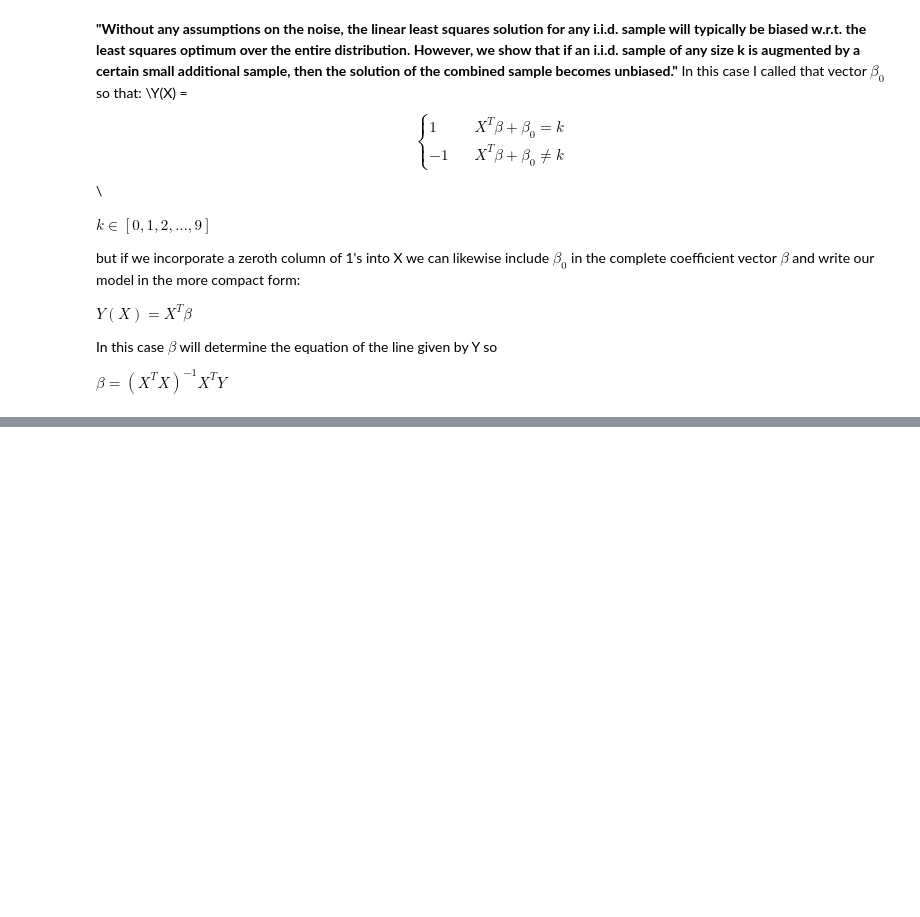
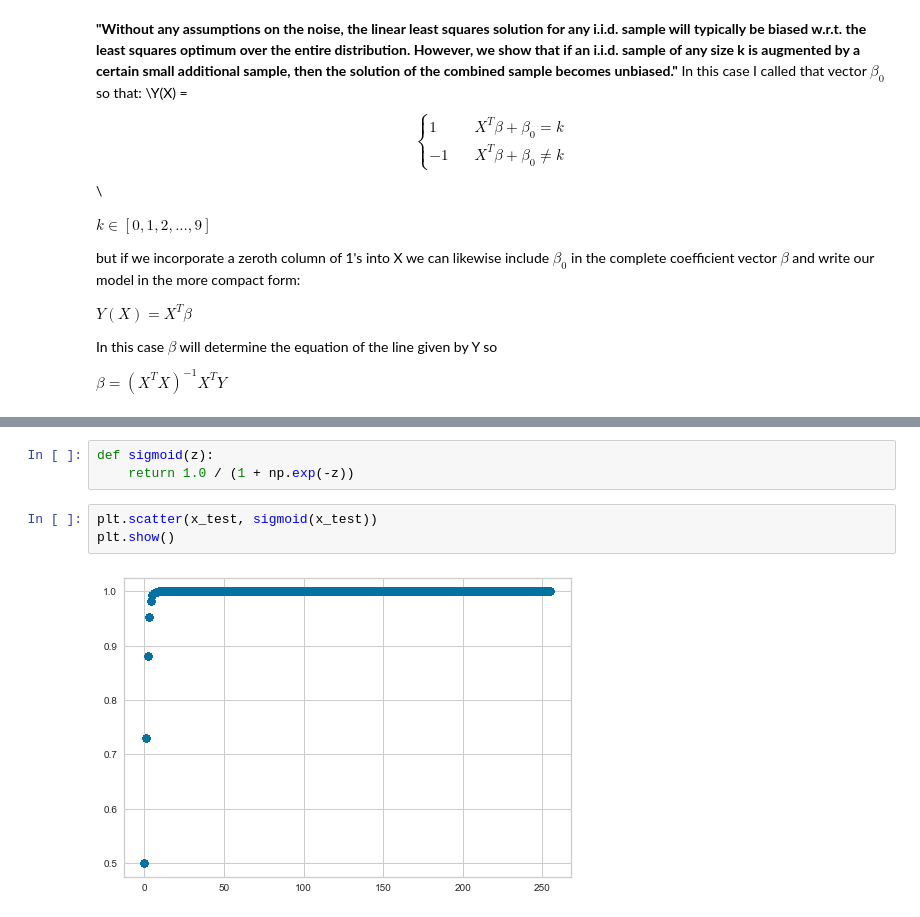
Before and after one commit to jvivar2383/Stat_Proj, a Jupyter notebook: stats_final_project.ipynb, the cells around one changed output, grey strips where cells are left out. Drawn from its saved outputs; the diff is of its cells as text; blank space fills up the shorter version.

```diff
--- a/stats_final_project.ipynb
+++ b/stats_final_project.ipynb
@@ -159,0 +192,8 @@ True Positive = 7873, False Positive = 980, False Negative = 1147, and True Nega
+# %%
+def sigmoid(z):
+    return 1.0 / (1 + np.exp(-z))
+# %%
+plt.scatter(x_test, sigmoid(x_test))
+plt.show()
+# %% [output]
+[figure, added]
```
Also changed, not shown: parts of 22 cells of this notebook.
